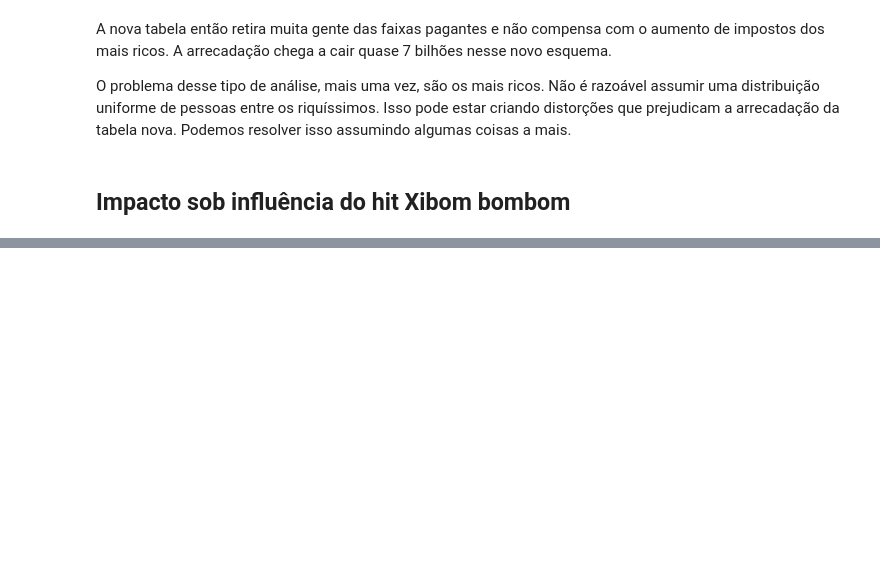
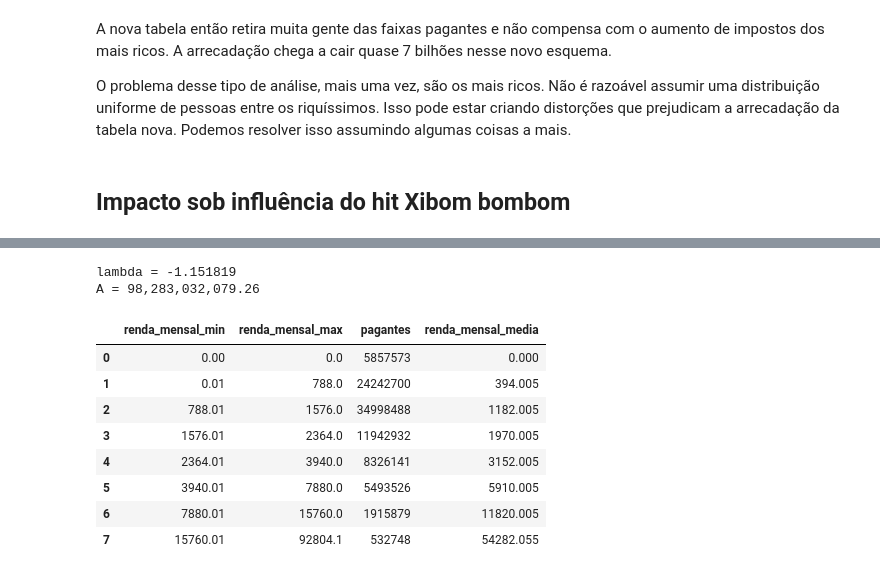
Before and after one commit to hugolouzada/TaxBracketBr, a Jupyter notebook: NewTaxBrackets.ipynb, the cells around one changed output, grey strips where cells are left out. Cells and saved outputs as stored; diff of their text form; code cells hidden in the pictures; blank space fills up the shorter version.

```diff
--- a/NewTaxBrackets.ipynb
+++ b/NewTaxBrackets.ipynb
@@ -380,0 +412,25 @@ O problema desse tipo de análise, mais uma vez, são os mais ricos. Não é raz
+# %%
+import scipy
+
+lbda, lnA, _,_,_ = scipy.stats.linregress(x=ax.get_lines()[0].get_xdata(),y=ax.get_lines()[0].get_ydata())
+
+print("lambda = %.6f"%(lbda))
+print("A = {:0,.2f}".format(np.exp(lnA)))
+
+def pnad_F_r(r):
+    return np.exp(lnA)*(r**lbda)
+# %% [output]
+lambda = -1.151819
+A = 98,283,032,079.26
+# %%
+pnad_2015
+# %% [output]
+|  | renda_mensal_min | renda_mensal_max | pagantes | renda_mensal_media |
+| 0 | 0.00 | 0.0 | 5857573 | 0.000 |
+| 1 | 0.01 | 788.0 | 24242700 | 394.005 |
+| 2 | 788.01 | 1576.0 | 34998488 | 1182.005 |
+| 3 | 1576.01 | 2364.0 | 11942932 | 1970.005 |
+| 4 | 2364.01 | 3940.0 | 8326141 | 3152.005 |
+| 5 | 3940.01 | 7880.0 | 5493526 | 5910.005 |
+| 6 | 7880.01 | 15760.0 | 1915879 | 11820.005 |
+| 7 | 15760.01 | 92804.1 | 532748 | 54282.055 |
```
Also changed, not shown: parts of 7 cells of this notebook, 5 other files.
